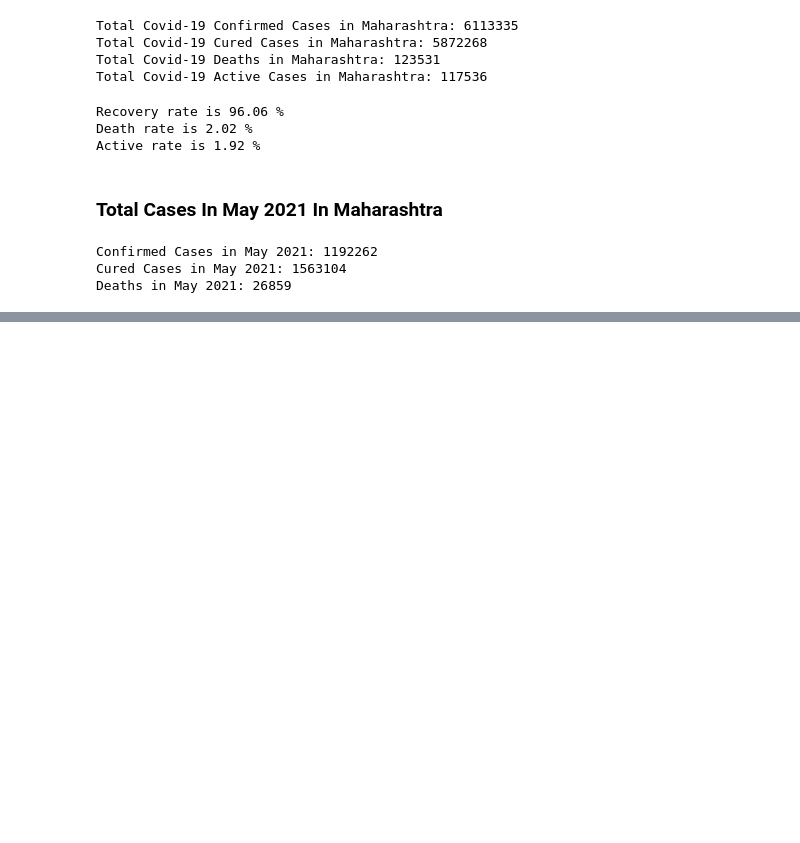
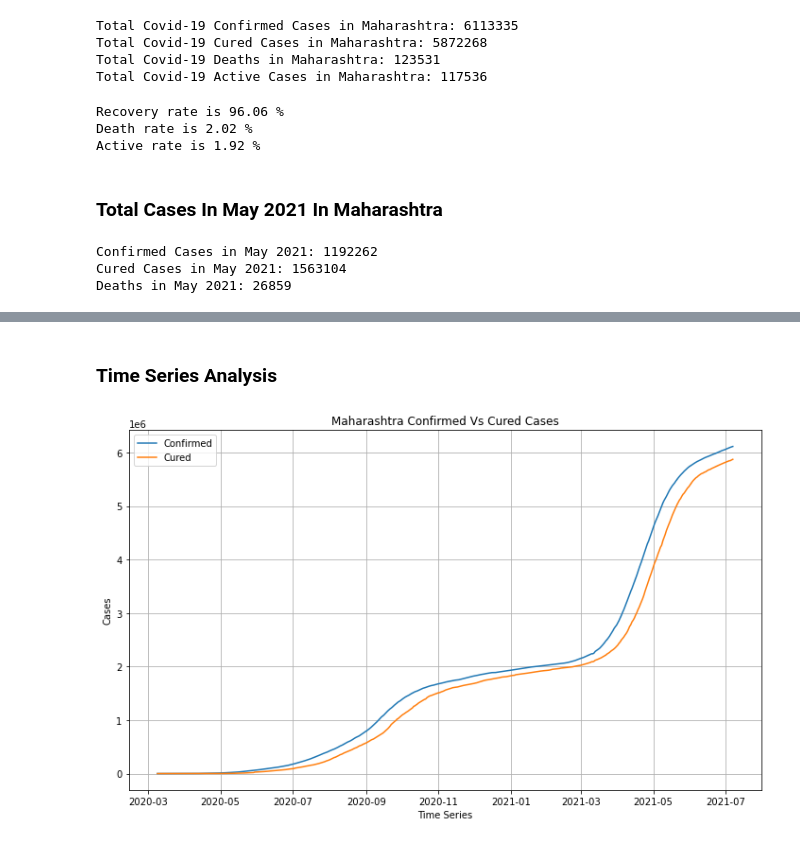
Before and after one commit to imvdharmesh/Dcodetech, a Jupyter notebook: Projects/covid-19-india/covid-19-india-project.ipynb, the cells around one changed output, grey strips where cells are left out. Cells and saved outputs as stored; diff of their text form; code cells hidden in the pictures; blank space fills up the shorter version.

```diff
--- a/Projects/covid-19-india/covid-19-india-project.ipynb
+++ b/Projects/covid-19-india/covid-19-india-project.ipynb
@@ -446,0 +490,16 @@ Deaths in May 2021: 26859
+# %% [markdown]
+### Time Series Analysis
+# %%
+fig = plt.figure(figsize=(12,7))
+plt.plot(covid_df[covid_df['State/UnionTerritory'] == 'Maharashtra']['Date'],
+         covid_df[covid_df['State/UnionTerritory'] == 'Maharashtra']['Confirmed'])
+plt.plot(covid_df[covid_df['State/UnionTerritory'] == 'Maharashtra']['Date'],
+         covid_df[covid_df['State/UnionTerritory'] == 'Maharashtra']['Cured'])
+plt.title("Maharashtra Confirmed Vs Cured Cases")
+plt.legend(['Confirmed','Cured'])
+plt.xlabel("Time Series")
+plt.ylabel("Cases")
+plt.grid(True)
+plt.show()
+# %% [output]
+[figure, added]
```
Also changed, not shown: parts of 19 cells of this notebook, 2 other files.
